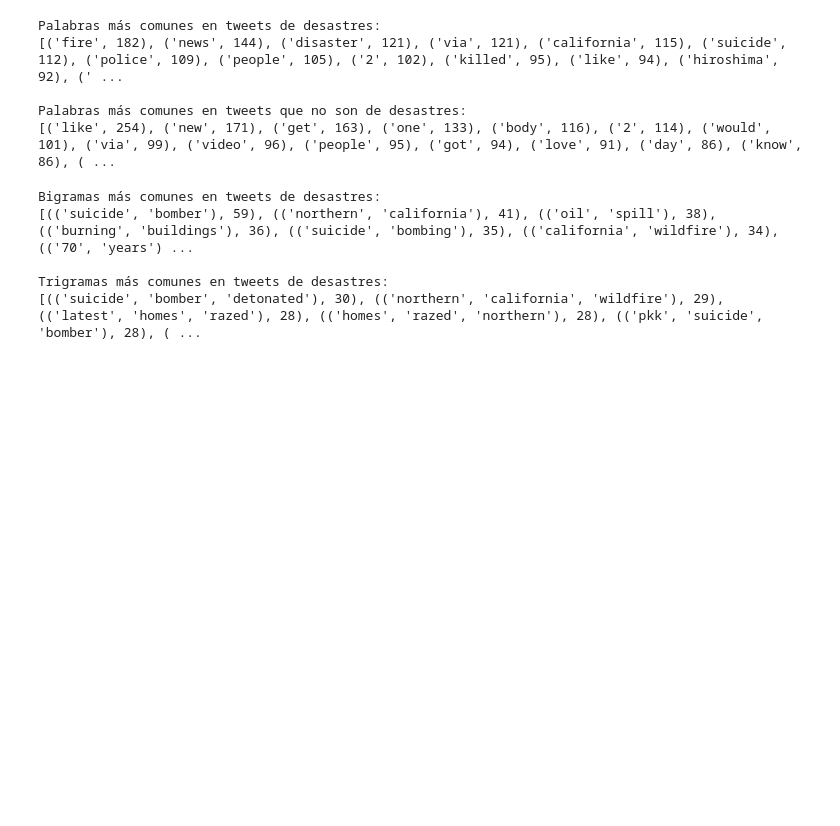
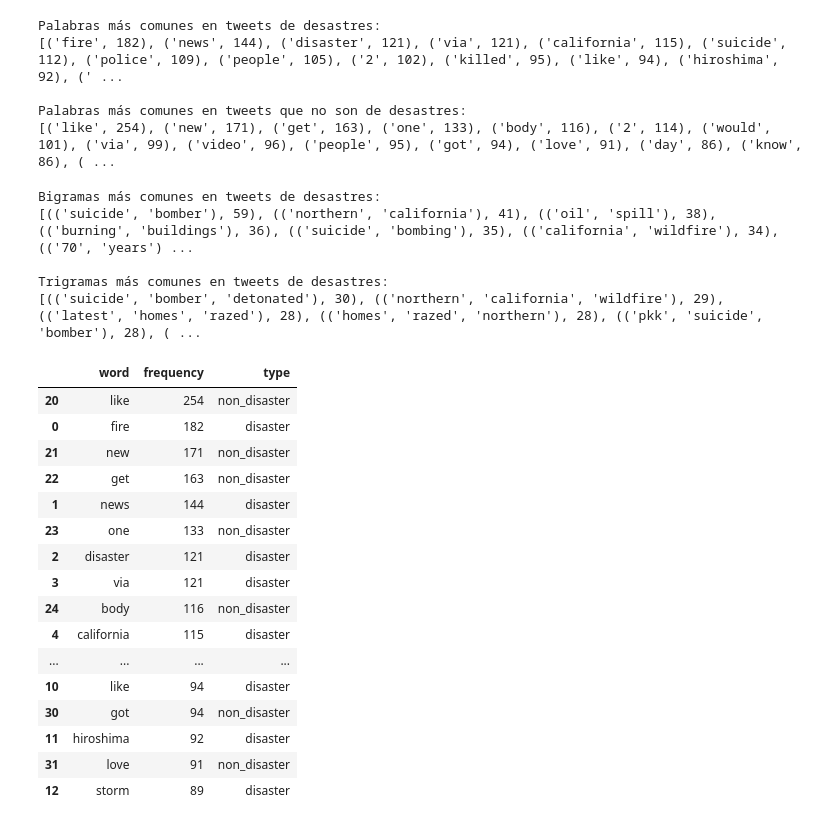
Before and after one commit to estebandonis/EmotionAnalysis-DataScience, a Jupyter notebook: lab6.ipynb, the cells around one changed output. Cells and saved outputs as stored; diff of their text form; code cells hidden in the pictures; blank space fills up the shorter version.

```diff
--- a/lab6.ipynb
+++ b/lab6.ipynb
@@ -139,3 +138,31 @@ Bigramas más comunes en tweets de desastres:
 
 Trigramas más comunes en tweets de desastres:
 [(('suicide', 'bomber', 'detonated'), 30), (('northern', 'california', 'wildfire'), 29), (('latest', 'homes', 'razed'), 28), (('homes', 'razed', 'northern'), 28), (('pkk', 'suicide', 'bomber'), 28), ( ...
+# %%
+# Combine disaster and non-disaster frequencies into a single dataframe
+disaster_freq_df = pd.DataFrame(disaster_freq.most_common(20), columns=['word', 'frequency'])
+disaster_freq_df['type'] = 'disaster'
+non_disaster_freq_df = pd.DataFrame(non_disaster_freq.most_common(20), columns=['word', 'frequency'])
+non_disaster_freq_df['type'] = 'non_disaster'
+combined_freq_df = pd.concat([disaster_freq_df, non_disaster_freq_df])
+combined_freq_df.reset_index(drop=True, inplace=True)
+combined_freq_df.sort_values('frequency', ascending=False, inplace=True)
+combined_freq_df.head(15)
+# %% [output]
+|  | word | frequency | type |
+| 20 | like | 254 | non_disaster |
+| 0 | fire | 182 | disaster |
+| 21 | new | 171 | non_disaster |
+| 22 | get | 163 | non_disaster |
+| 1 | news | 144 | disaster |
+| 23 | one | 133 | non_disaster |
+| 2 | disaster | 121 | disaster |
+| 3 | via | 121 | disaster |
+| 24 | body | 116 | non_disaster |
+| 4 | california | 115 | disaster |
+| ... | ... | ... | ... |
+| 10 | like | 94 | disaster |
+| 30 | got | 94 | non_disaster |
+| 11 | hiroshima | 92 | disaster |
+| 31 | love | 91 | non_disaster |
+| 12 | storm | 89 | disaster |
```
Also changed, not shown: parts of 7 cells of this notebook, 1 other file.
